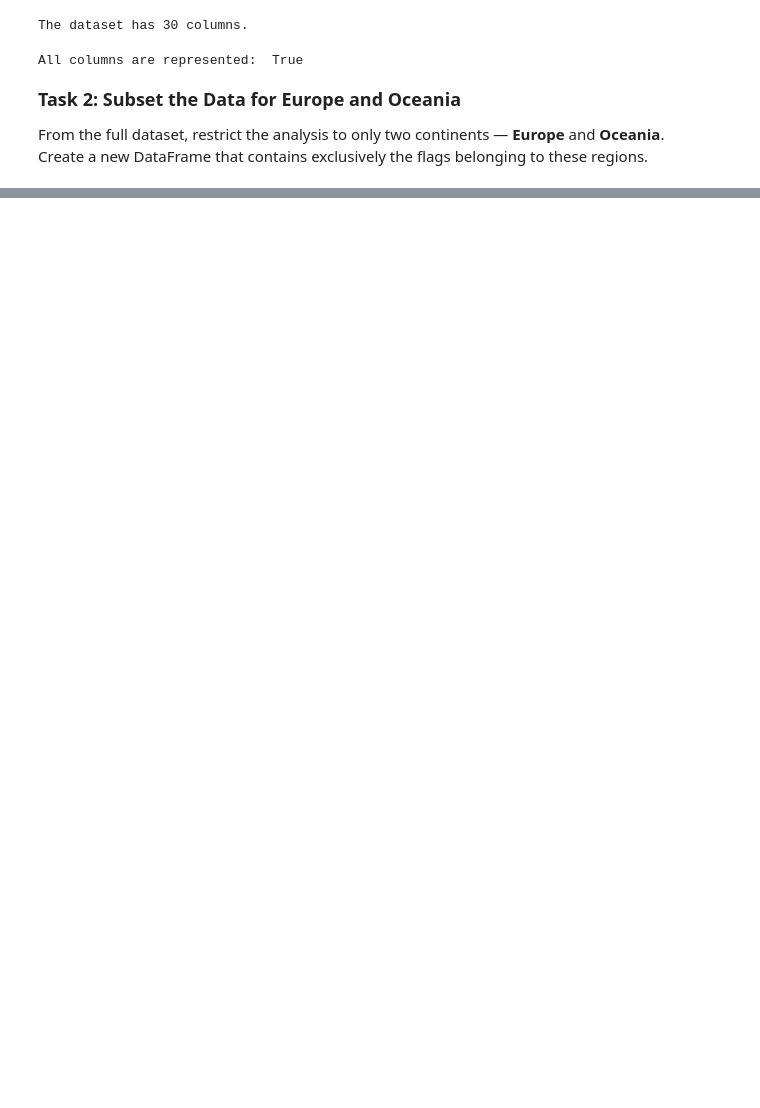
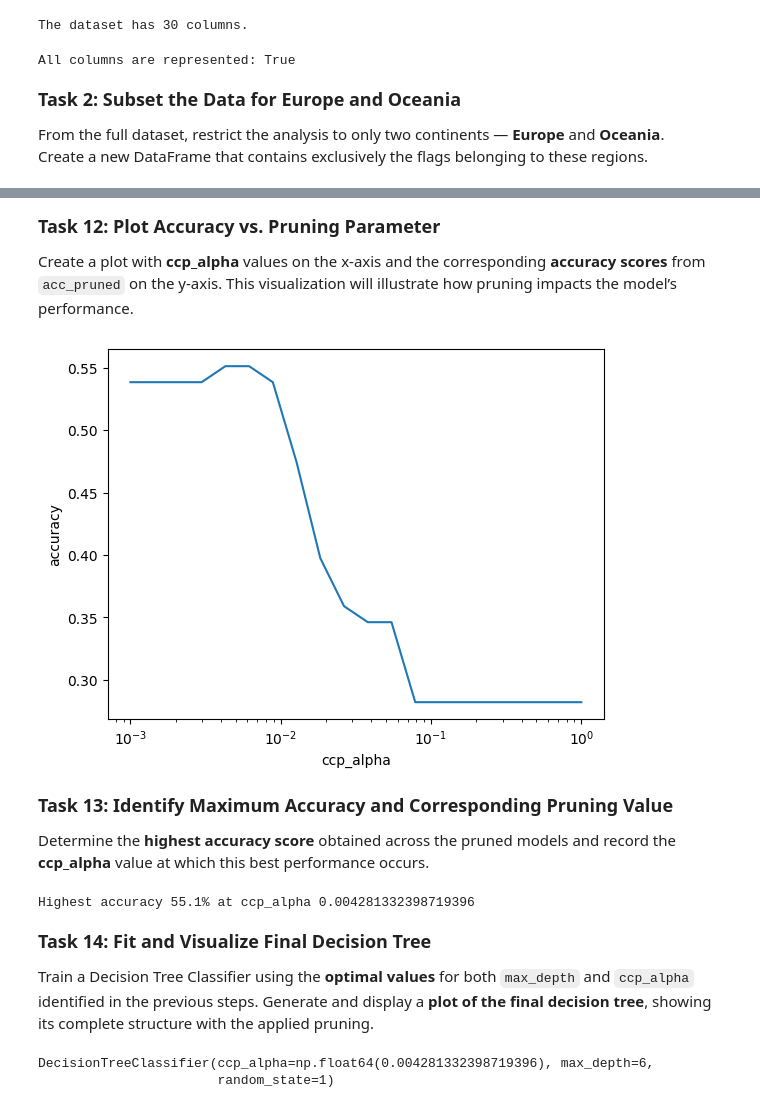
Before and after one commit to antoninolm/ml_projects, a Jupyter notebook: dtrees_projects/flag_project/flag_project.ipynb, the cells around one changed output, grey strips where cells are left out. Drawn from its saved outputs; the diff is of its cells as text; code cells hidden in the pictures; blank space fills up the shorter version.

```diff
--- a/dtrees_projects/flag_project/flag_project.ipynb
+++ b/dtrees_projects/flag_project/flag_project.ipynb
@@ -114,0 +309,26 @@ X.head()
+# %%
+acc_pruned = []
+ccp = np.logspace(-3, 0, num=20)
+# %%
+for i in ccp:
+    dt_prune = DecisionTreeClassifier(random_state = 1, max_depth = best_depth, ccp_alpha=i)
+    dt_prune.fit(train_data, train_labels)
+    acc_score = dt_prune.score(test_data, test_labels)
+    acc_pruned.append(acc_score)
+# %% [markdown]
+<p style="font-size: 18px;"><b>Task 12: Plot Accuracy vs. Pruning Parameter</b></p>
+
+Create a plot with **ccp_alpha** values on the x-axis and the corresponding **accuracy scores** from `acc_pruned` on the y-axis.
+This visualization will illustrate how pruning impacts the model’s performance.
+# %%
+plt.plot(ccp, acc_pruned)
+plt.xscale('log')
+plt.xlabel('ccp_alpha')
+plt.ylabel('accuracy')
+plt.show()
+# %% [output]
+[figure, added]
+# %% [markdown]
+<p style="font-size: 18px;"><b>Task 13: Identify Maximum Accuracy and Corresponding Pruning Value</b></p>
+
+Determine the **highest accuracy score** obtained across the pruned models and record the **ccp_alpha** value at which this best performance occurs.
@@ -114,0 +339,15 @@ X.head()
+# %%
+print(f'Highest accuracy {round(max_acc,3)*100}% at ccp_alpha {best_acc_alpha}')
+# %% [output]
+Highest accuracy 55.1% at ccp_alpha 0.004281332398719396
+# %% [markdown]
+<p style="font-size: 18px;"><b>Task 14: Fit and Visualize Final Decision Tree</b></p>
+
+Train a Decision Tree Classifier using the **optimal values** for both `max_depth` and `ccp_alpha` identified in the previous steps.
+Generate and display a **plot of the final decision tree**, showing its complete structure with the applied pruning.
+# %%
+dt_best = DecisionTreeClassifier(random_state = 1, max_depth = best_depth, ccp_alpha=best_acc_alpha)
+dt_best.fit(train_data, train_labels)
+# %% [output]
+DecisionTreeClassifier(ccp_alpha=np.float64(0.004281332398719396), max_depth=6,
+                       random_state=1)
```
Also changed, not shown: parts of 45 cells of this notebook.
